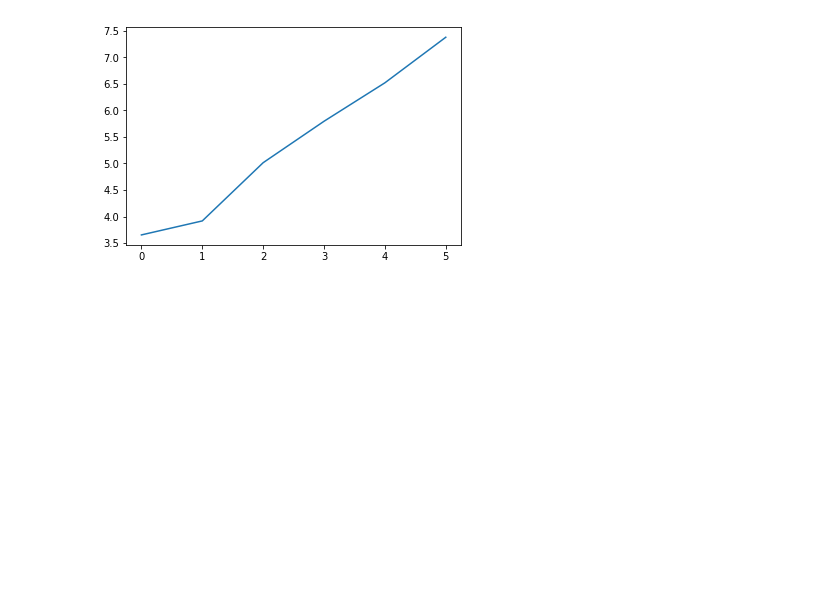
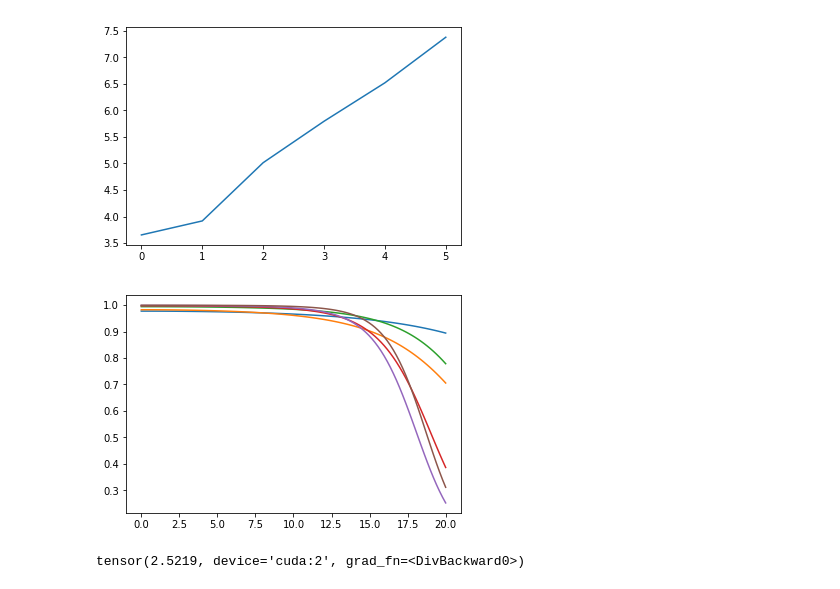
Before and after one commit to AlexMeinke/certified-certain-uncertainty, a Jupyter notebook: GMM.ipynb, the cells around one changed output. Cells and saved outputs as stored; diff of their text form; code cells hidden in the pictures; blank space fills up the shorter version.

```diff
--- a/GMM.ipynb
+++ b/GMM.ipynb
@@ -130,3 +129,18 @@ plt.plot([(mo.mm.alpha.exp().detach().cpu().sum()/mo.loglam.exp()).log() for mo
 # %% [output]
 [<matplotlib.lines.Line2D at 0x...>]
 [figure]
+# %%
+for i in range(6):
+    xv = np.linspace(0,20,100)
+    yv = []
+    for x in xv:
+        b = gmm_models[i].mm.calculate_bound(x).exp()
+        lam = gmm_models[i].loglam.exp()
+        yv.append(.1*(1+10*b/lam)/(1+b/lam))
+    plt.plot(xv, yv)
+# %% [output]
+[figure, added]
+# %%
+(gmm_models[0].mm.alpha-.5*gmm_models[0].mm.logvar).exp().sum()/gmm_models[0].loglam.exp()
+# %% [output]
+tensor(2.5219, device='cuda:2', grad_fn=<DivBackward0>)
```
Also changed, not shown: parts of 7 cells of this notebook, 23 other files.
